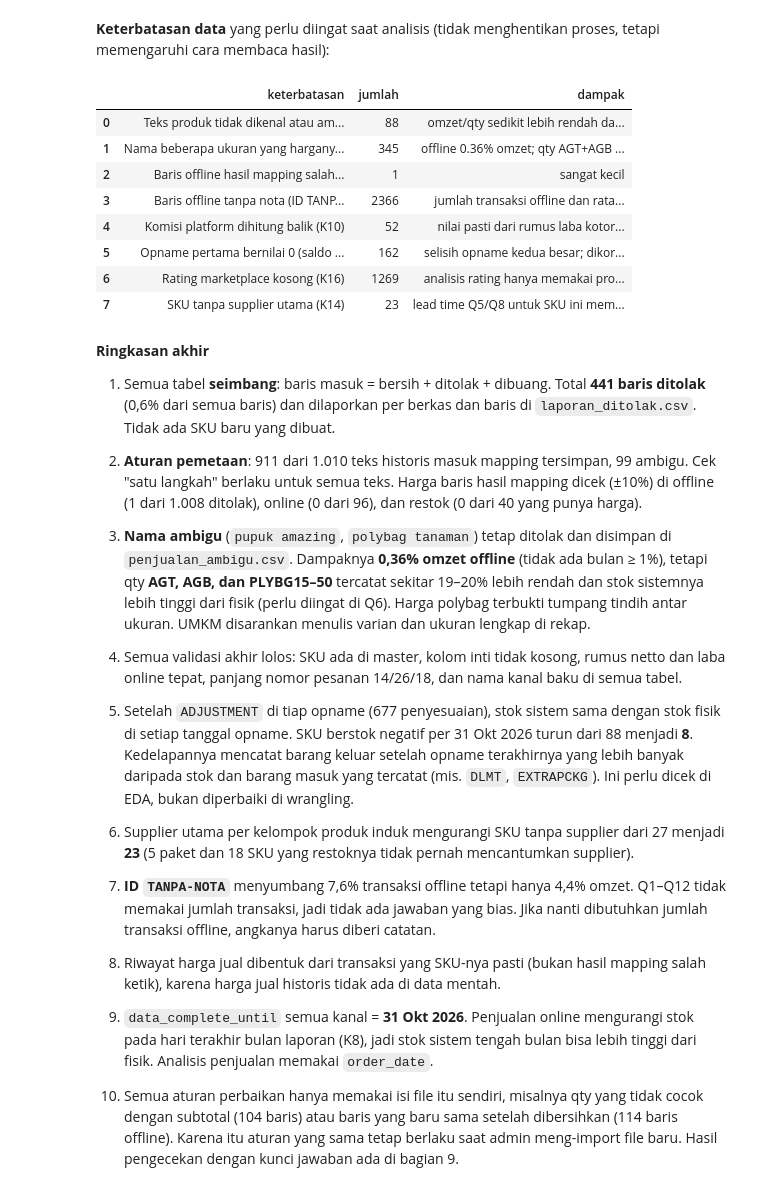
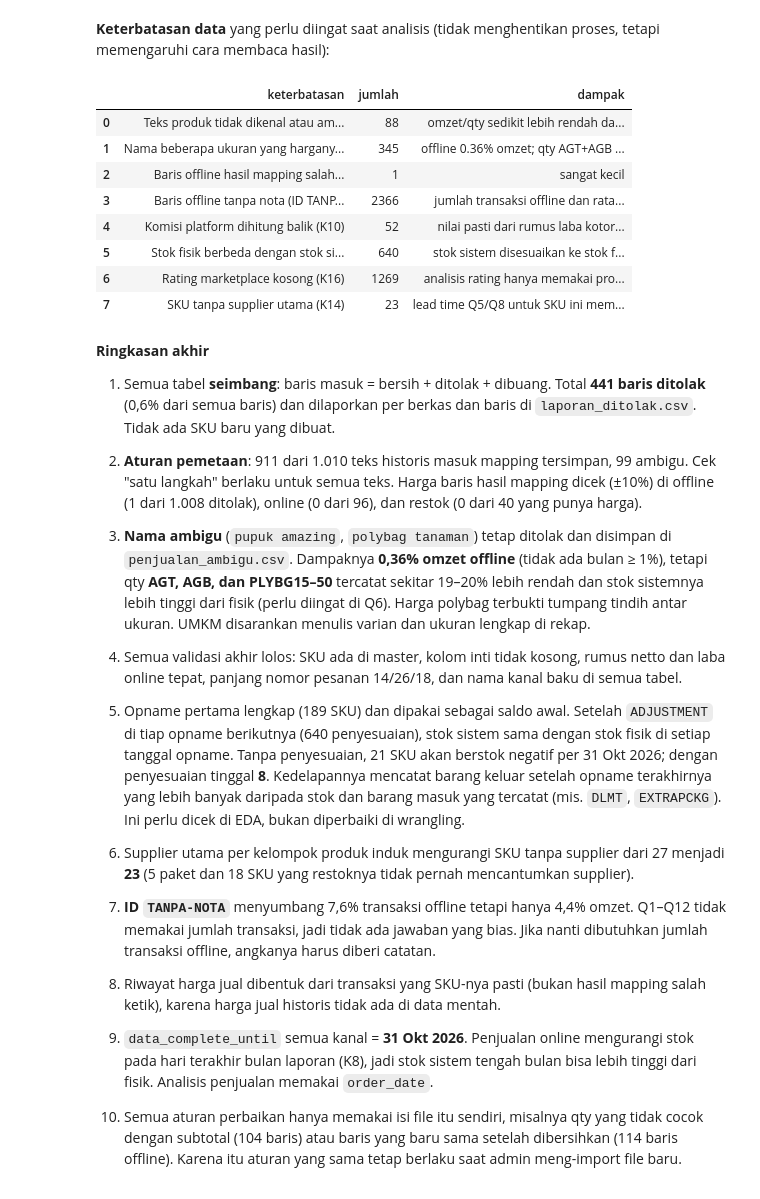
Before and after one commit to aaliyahfati/suburonline-data-science, a Jupyter notebook: notebooks/01_data_wrangling.ipynb, the cells around one changed output. Saved outputs shown, nothing was run; the diff lists cells and outputs as text; code cells hidden in the pictures.

Commit message:
complete data wrangling and update README

```diff
--- a/notebooks/01_data_wrangling.ipynb
+++ b/notebooks/01_data_wrangling.ipynb
@@ -4380,32 +4381,32 @@ pd.DataFrame(rekap)
 # %%
 keterbatasan = pd.DataFrame([
     {"keterbatasan": "Teks produk tidak dikenal atau ambigu (ditolak, K1/K3)",
      "jumlah": (laporan_ditolak_semua["jenis_alasan"] == "SKU tidak dikenal").sum(), "dampak": "omzet/qty sedikit lebih rendah dari aslinya"},
     {"keterbatasan": "Nama beberapa ukuran yang harganya tidak bisa membedakan (ditolak, K2)",
      "jumlah": (laporan_ditolak_semua["jenis_alasan"] == "nama dipakai beberapa SKU").sum(),
      "dampak": f"offline {total_persen:.2f}% omzet; qty AGT+AGB dan PLYBG15-50 sekitar {max(b['persen_qty_hilang'] for b in baris_banding):.0f}% lebih rendah (forecast berisiko terlalu rendah)"},
     {"keterbatasan": "Baris offline hasil mapping salah ketik yang harganya tidak sesuai SKU (ditolak)",
      "jumlah": (laporan_ditolak_semua["jenis_alasan"] == "harga tidak sesuai SKU hasil mapping salah ketik").sum(), "dampak": "sangat kecil"},
     {"keterbatasan": "Baris offline tanpa nota (ID TANPA-NOTA per baris, K11)",
      "jumlah": int(offline_clean["order_no_generated"].sum()), "dampak": "jumlah transaksi offline dan rata-rata nilai belanja tidak boleh dipakai"},
     {"keterbatasan": "Komisi platform dihitung balik (K10)",
      "jumlah": int(online_clean["komisi_dihitung_balik"].sum()), "dampak": "nilai pasti dari rumus laba kotor, tidak ada asumsi tarif"},
-    {"keterbatasan": "Opname pertama bernilai 0 (saldo awal tidak lengkap, K12)",
-     "jumlah": int((awal["stok_fisik"] == 0).sum()), "dampak": "selisih opname kedua besar; dikoreksi dengan ADJUSTMENT"},
+    {"keterbatasan": "Stok fisik berbeda dengan stok sistem saat opname (K12)",
+     "jumlah": int((stock_movements["jenis"] == "ADJUSTMENT").sum()), "dampak": "stok sistem disesuaikan ke stok fisik; penyebab selisih dibahas di Q6"},
     {"keterbatasan": "Rating marketplace kosong (K16)",
      "jumlah": int(marketplace_metrics["rating"].isna().sum()), "dampak": "analisis rating hanya memakai produk yang sudah punya rating"},
     {"keterbatasan": "SKU tanpa supplier utama (K14)",
      "jumlah": int(products_final["supplier_utama"].isna().sum()), "dampak": "lead time Q5/Q8 untuk SKU ini memakai asumsi"},
 ])
 keterbatasan
 # %% [output]
 |  | keterbatasan | jumlah | dampak |
 | 0 | Teks produk tidak dikenal atau am... | 88 | omzet/qty sedikit lebih rendah da... |
 | 1 | Nama beberapa ukuran yang hargany... | 345 | offline 0.36% omzet; qty AGT+AGB ... |
 | 2 | Baris offline hasil mapping salah... | 1 | sangat kecil |
 | 3 | Baris offline tanpa nota (ID TANP... | 2366 | jumlah transaksi offline dan rata... |
 | 4 | Komisi platform dihitung balik (K10) | 52 | nilai pasti dari rumus laba kotor... |
-| 5 | Opname pertama bernilai 0 (saldo ... | 162 | selisih opname kedua besar; dikor... |
+| 5 | Stok fisik berbeda dengan stok si... | 640 | stok sistem disesuaikan ke stok f... |
 | 6 | Rating marketplace kosong (K16) | 1269 | analisis rating hanya memakai pro... |
 | 7 | SKU tanpa supplier utama (K14) | 23 | lead time Q5/Q8 untuk SKU ini mem... |
 # %% [markdown]
@@ -4415,10 +4416,10 @@ keterbatasan
 2. **Aturan pemetaan**: 911 dari 1.010 teks historis masuk mapping tersimpan, 99 ambigu. Cek "satu langkah" berlaku untuk semua teks. Harga baris hasil mapping dicek (±10%) di offline (1 dari 1.008 ditolak), online (0 dari 96), dan restok (0 dari 40 yang punya harga).
 3. **Nama ambigu** (`pupuk amazing`, `polybag tanaman`) tetap ditolak dan disimpan di `penjualan_ambigu.csv`. Dampaknya **0,36% omzet offline** (tidak ada bulan ≥ 1%), tetapi qty **AGT, AGB, dan PLYBG15–50** tercatat sekitar 19–20% lebih rendah dan stok sistemnya lebih tinggi dari fisik (perlu diingat di Q6). Harga polybag terbukti tumpang tindih antar ukuran. UMKM disarankan menulis varian dan ukuran lengkap di rekap.
 4. Semua validasi akhir lolos: SKU ada di master, kolom inti tidak kosong, rumus netto dan laba online tepat, panjang nomor pesanan 14/26/18, dan nama kanal baku di semua tabel.
-5. Setelah `ADJUSTMENT` di tiap opname (677 penyesuaian), stok sistem sama dengan stok fisik di setiap tanggal opname. SKU berstok negatif per 31 Okt 2026 turun dari 88 menjadi **8**. Kedelapannya mencatat barang keluar setelah opname terakhirnya yang lebih banyak daripada stok dan barang masuk yang tercatat (mis. `DLMT`, `EXTRAPCKG`). Ini perlu dicek di EDA, bukan diperbaiki di wrangling.
+5. Opname pertama lengkap (189 SKU) dan dipakai sebagai saldo awal. Setelah `ADJUSTMENT` di tiap opname berikutnya (640 penyesuaian), stok sistem sama dengan stok fisik di setiap tanggal opname. Tanpa penyesuaian, 21 SKU akan berstok negatif per 31 Okt 2026; dengan penyesuaian tinggal **8**. Kedelapannya mencatat barang keluar setelah opname terakhirnya yang lebih banyak daripada stok dan barang masuk yang tercatat (mis. `DLMT`, `EXTRAPCKG`). Ini perlu dicek di EDA, bukan diperbaiki di wrangling.
 6. Supplier utama per kelompok produk induk mengurangi SKU tanpa supplier dari 27 menjadi **23** (5 paket dan 18 SKU yang restoknya tidak pernah mencantumkan supplier).
 7. **ID `TANPA-NOTA`** menyumbang 7,6% transaksi offline tetapi hanya 4,4% omzet. Q1–Q12 tidak memakai jumlah transaksi, jadi tidak ada jawaban yang bias. Jika nanti dibutuhkan jumlah transaksi offline, angkanya harus diberi catatan.
 8. Riwayat harga jual dibentuk dari transaksi yang SKU-nya pasti (bukan hasil mapping salah ketik), karena harga jual historis tidak ada di data mentah.
 9. `data_complete_until` semua kanal = **31 Okt 2026**. Penjualan online mengurangi stok pada hari terakhir bulan laporan (K8), jadi stok sistem tengah bulan bisa lebih tinggi dari fisik. Analisis penjualan memakai `order_date`.
 
-10. Semua aturan perbaikan hanya memakai isi file itu sendiri, misalnya qty yang tidak cocok dengan subtotal (104 baris) atau baris yang baru sama setelah dibersihkan (114 baris offline). Karena itu aturan yang sama tetap berlaku saat admin meng-import file baru. Hasil pengecekan dengan kunci jawaban ada di bagian 9.
+10. Semua aturan perbaikan hanya memakai isi file itu sendiri, misalnya qty yang tidak cocok dengan subtotal (104 baris) atau baris yang baru sama setelah dibersihkan (114 baris offline). Karena itu aturan yang sama tetap berlaku saat admin meng-import file baru.
```
Also changed, not shown: parts of 13 cells of this notebook, 24 other files.
